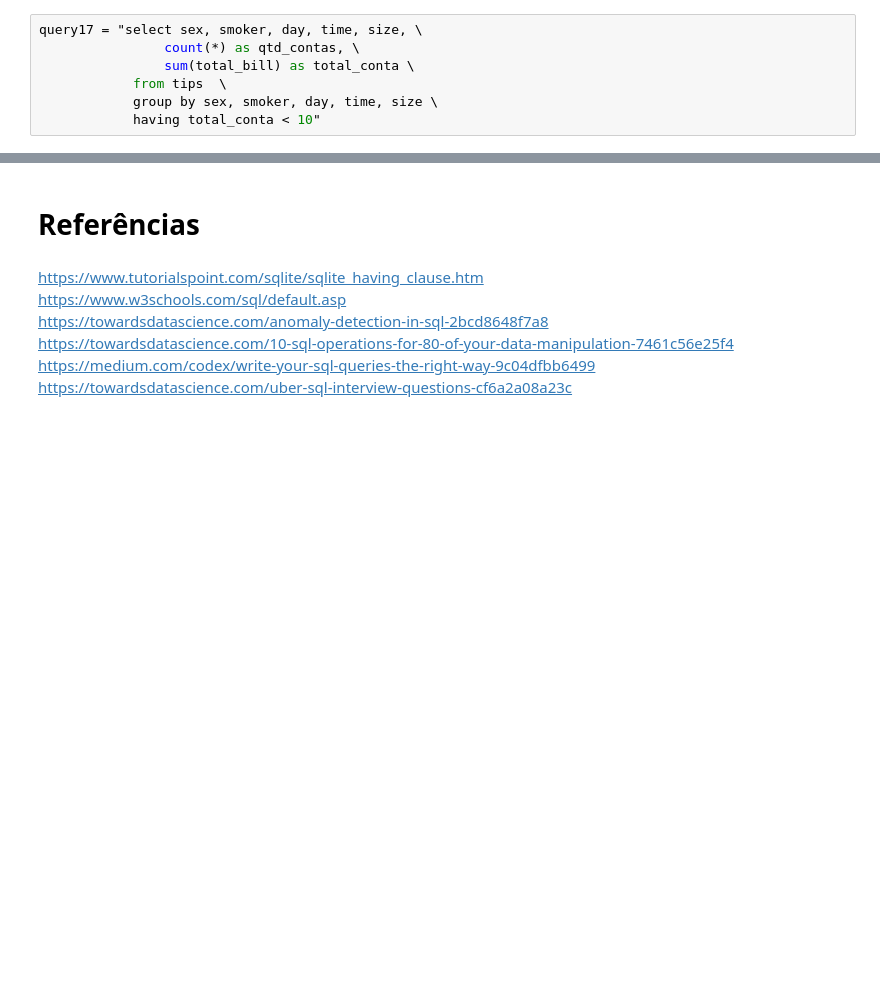
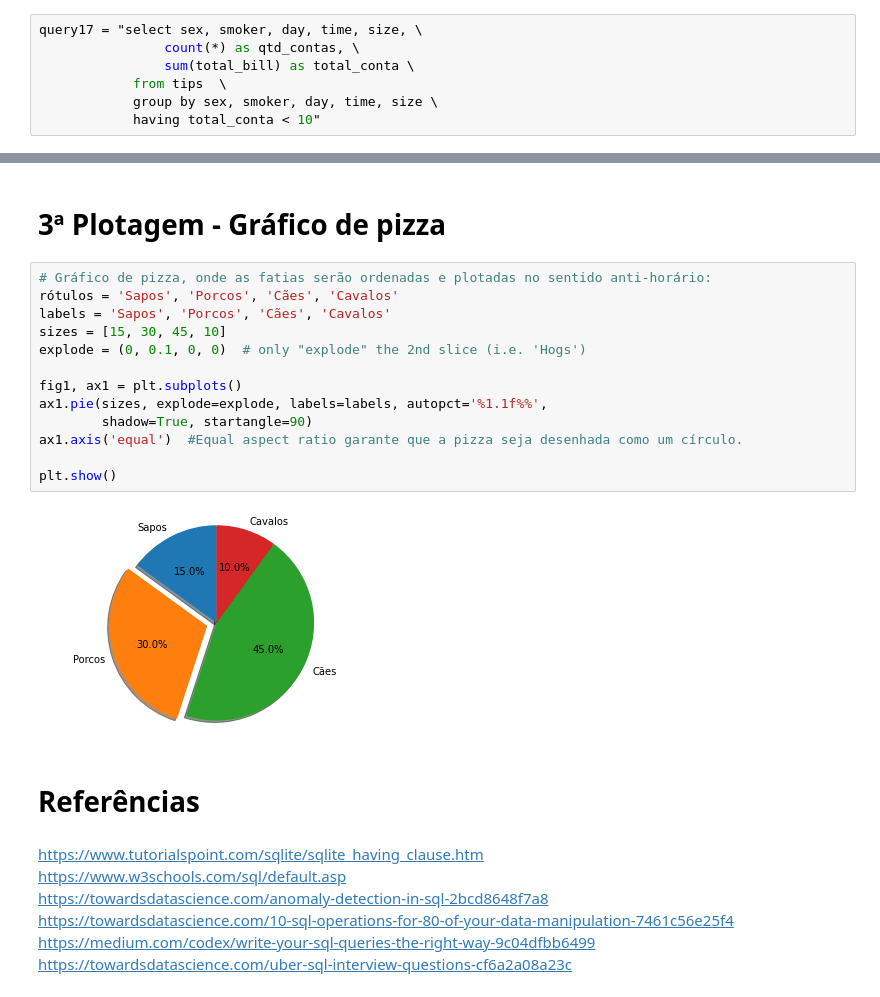
Before and after one commit to softwaressantosss/Data-Summit, a Jupyter notebook: Exercicio_SQL.ipynb, the cells around one changed output, grey strips where cells are left out. Cells and saved outputs as stored; diff of their text form; blank space fills up the shorter version.

```diff
--- a/Exercicio_SQL.ipynb
+++ b/Exercicio_SQL.ipynb
@@ -373,3 +285,20 @@ sqldf(query17)
+# %% [markdown]
+# 3ª Plotagem - Gráfico de pizza
+# %%
+# Gráfico de pizza, onde as fatias serão ordenadas e plotadas no sentido anti-horário:
+rótulos = 'Sapos', 'Porcos', 'Cães', 'Cavalos'
+labels = 'Sapos', 'Porcos', 'Cães', 'Cavalos'
+sizes = [15, 30, 45, 10]
+explode = (0, 0.1, 0, 0)  # only "explode" the 2nd slice (i.e. 'Hogs')
+
+fig1, ax1 = plt.subplots()
+ax1.pie(sizes, explode=explode, labels=labels, autopct='%1.1f%%',
+        shadow=True, startangle=90)
+ax1.axis('equal')  #Equal aspect ratio garante que a pizza seja desenhada como um círculo.
+
+plt.show()
+# %% [output]
+[figure, added]
 # %% [markdown]
 # Referências
 # %% [markdown]
```
Also changed, not shown: parts of 33 cells of this notebook.
